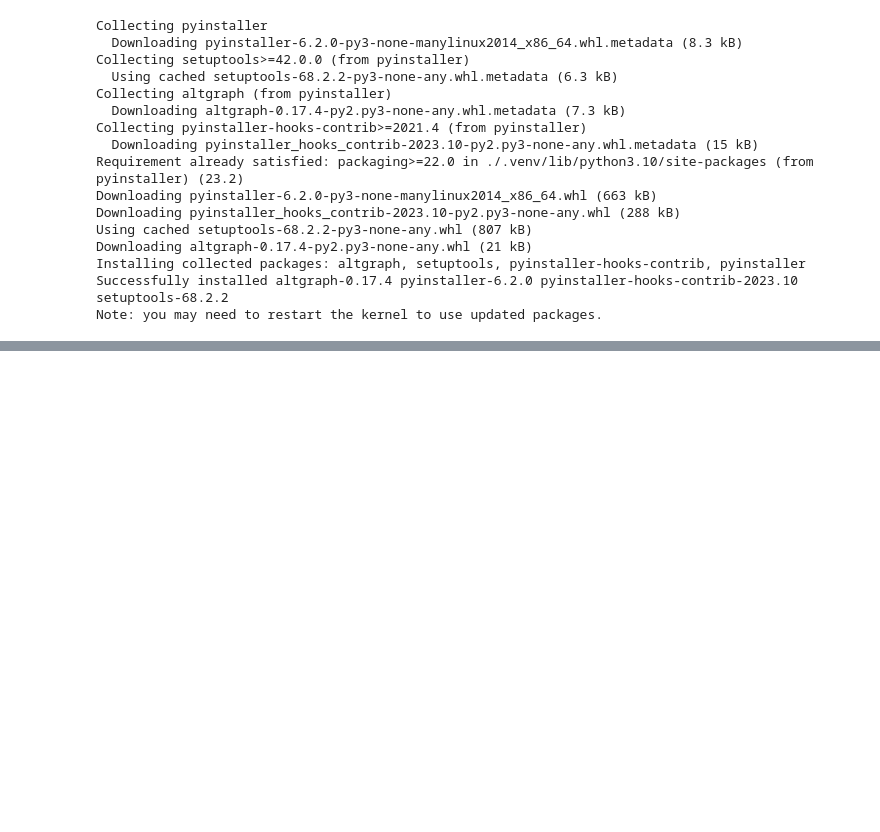
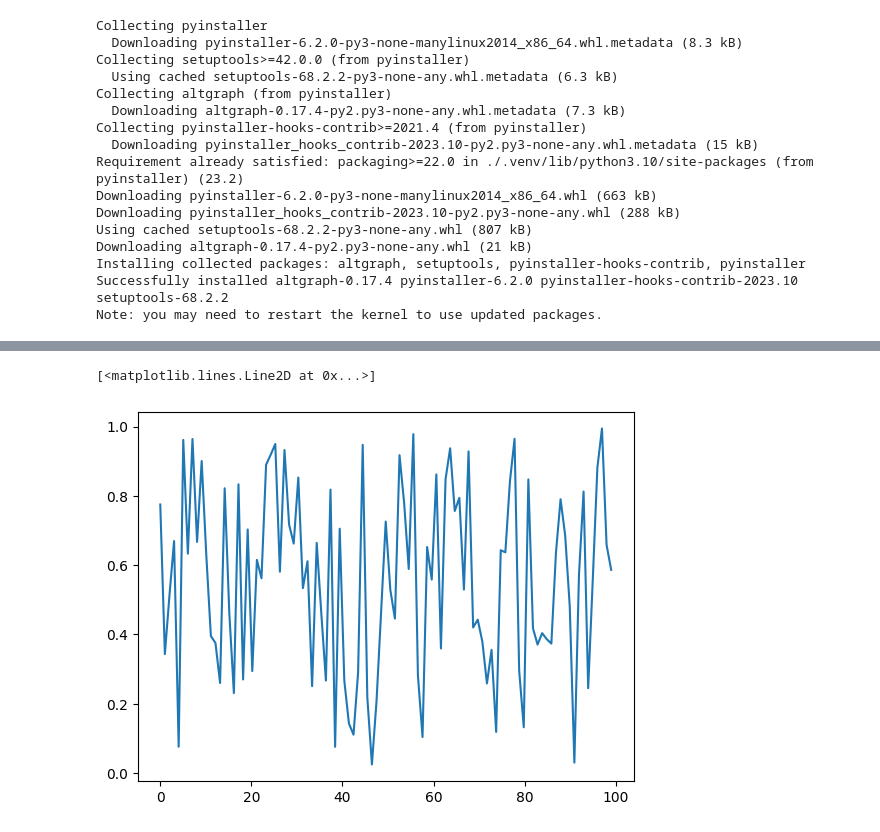
Before and after one commit to MTLphys/HFWM-Control, a Jupyter notebook: Initializeenvironment.ipynb, the cells around one changed output, grey strips where cells are left out. Drawn from its saved outputs; the diff is of its cells as text; code cells hidden in the pictures; blank space fills up the shorter version.

```diff
--- a/Initializeenvironment.ipynb
+++ b/Initializeenvironment.ipynb
@@ -294,0 +386,10 @@ Note: you may need to restart the kernel to use updated packages.
+# %%
+
+z=np.random.rand(2,100)
+t = np.linspace(0,99,99)
+r = np.transpose(z[1:,1:])
+
+plt.plot(t,r)
+# %% [output]
+[<matplotlib.lines.Line2D at 0x...>]
+[figure, added]
```
Also changed, not shown: parts of 5 cells of this notebook, 4 other files.
